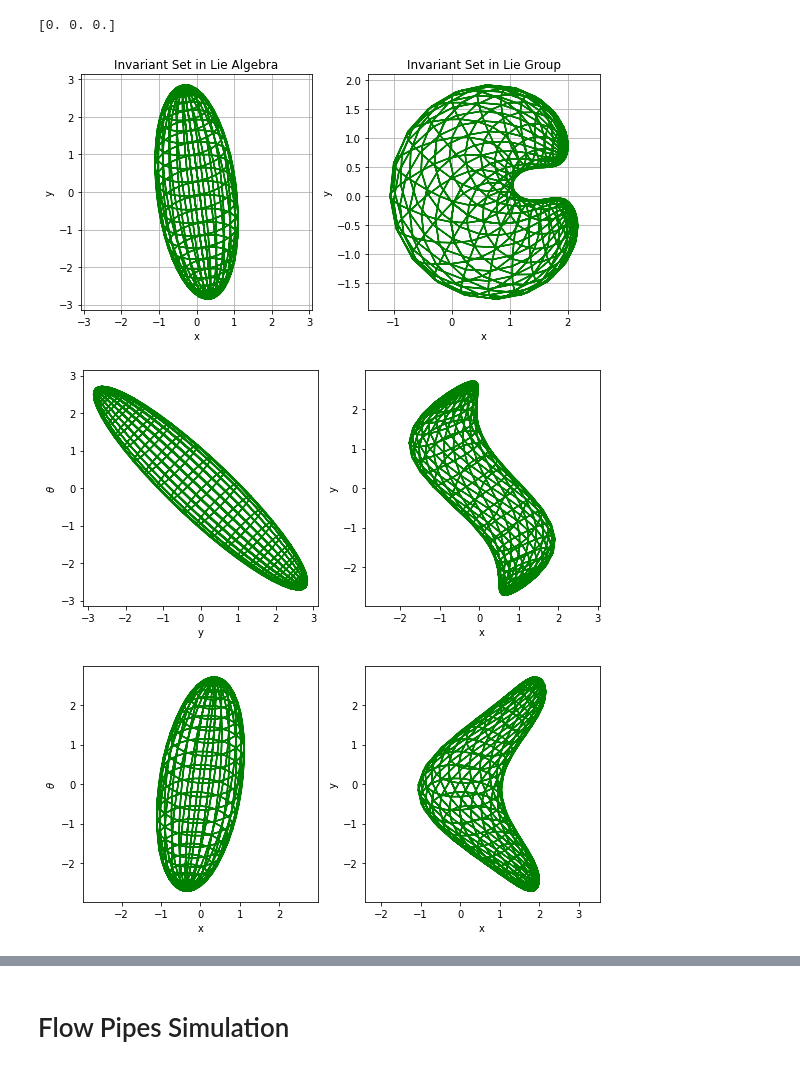
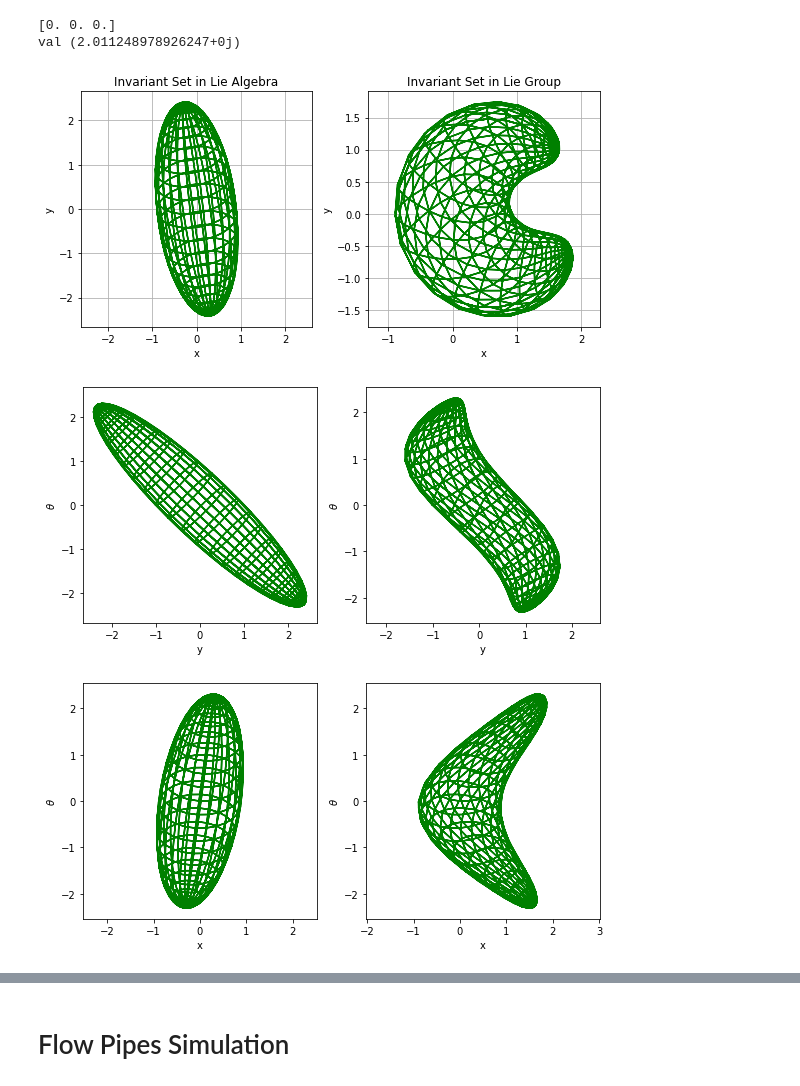
Before and after one commit to wsribunma/SE2_FlowPipes, a Jupyter notebook: SE(2) Invariant.ipynb, the cells around one changed output, grey strips where cells are left out. Drawn from its saved outputs; the diff is of its cells as text; code cells hidden in the pictures.

Commit message:
add singular value iteration

```diff
--- a/SE(2) Invariant.ipynb
+++ b/SE(2) Invariant.ipynb
@@ -74,20 +74,20 @@ def solve_control_gain():
     return K, B, A0
 
 
-def find_se2_invariant_set(verbosity=0):
+def find_se2_invariant_set(value, verbosity=0):
     dA = np.array([
         [0, -1, 0],
         [1, 0, 0],
         [0, 0, 0]])
     A0 = solve_control_gain()[2]
-    A1 = A0 + 0*dA
+    A1 = A0 + (0)*dA
     A2 = A0 + pi/4*dA
 
     # these are the two parts of U(x), split ast U(x) = [U1, U2], where the first impacts the u, v and the last impacts the w disturbance
     # these are the zero order terms of the taylor expansion below
     # TODO: could add polytopic system with bounded input disturbance, U(x) is actually a function of the state not a constant, so this
     # is an under approximation as is
-    U1 = np.eye(2)*pi/2 # multiply singular val of U
+    U1 = np.eye(2)*value # multiply singular val of U
     U2 = np.array([
         [0],
         [0]])
@@ -117,6 +117,9 @@ def find_se2_invariant_set(verbosity=0):
         raise RuntimeError('Optimization failed')
 
     return sol
+# %%
+def svd(theta):
+    return (sqrt(-2/(cos(theta)-1))*abs(theta))/2
 # %%
 def se2_lie_algebra_invariant_set_points(sol, t, w1_norm, w2_norm, e0): # w1_norm (x-y direc): wind speed
     P = sol['P']
@@ -177,3 +201,26 @@ def se2_log(a):
     ])/(a**2 + b**2)
     p = V_inv@np.array([x, y])
     return array([p[0], p[1], theta])
+# %%
+w1 = .1
+w2 = .1
+e = array([0, 0, 0]) # Lie Group
+e0 = se2_log(e) # Lie Algebra
+t = 0
+sv = []
+a_theta = []
+Mt = []
+mt = []
+
+for i in linspace(1e-5, pi, 21):
+    value = svd(i)
+    sol = find_se2_invariant_set(value)
+
+    points = se2_lie_algebra_invariant_set_points(sol, t, w1, w2, e0) #Lie Algebra
+    max_theta = points[2,:].max()
+    min_theta = points[2,:].min()
+
+    a_theta.append(i)
+    sv.append(value)
+    Mt.append(max_theta)
+    mt.append(min_theta)
@@ -180,5 +249,5 @@ def se2_log(a):
 # %%
-sol = find_se2_invariant_set()
+sol = find_se2_invariant_set(svd(15*pi/20))
 w1 = 1
 w2 = 1
 e = array([0, 0, 0]) # Lie Group
@@ -220,42 +289,43 @@ ax.set_ylabel('$\\theta$')
 plt.axis('equal')
 ax2 = plt.subplot(122)
 ax2.plot(exp_points[1, :], exp_points[2, :], 'g');
-ax2.set_xlabel('x')
-ax2.set_ylabel('y')
+ax2.set_xlabel('y')
+ax2.set_ylabel('$\\theta$')
 plt.axis('equal')
 plt.tight_layout()
 
 plt.figure(figsize=(8,4))
 ax = plt.subplot(121)
 ax.plot(points[0, :], points[2, :], 'g');
 ax.set_xlabel('x')
 ax.set_ylabel('$\\theta$')
 plt.axis('equal')
 ax2 = plt.subplot(122)
 ax2.plot(exp_points[0, :], exp_points[2, :], 'g');
 ax2.set_xlabel('x')
-ax2.set_ylabel('y')
+ax2.set_ylabel('$\\theta$')
 plt.axis('equal')
 plt.tight_layout()
 
 plt.figure(figsize=(12,6))
 ax = plt.subplot(121, projection='3d', proj_type='ortho', elev=40, azim=40)
 ax.plot3D(e0[0], e0[1], e0[2], 'ro');
 ax.plot3D(points[0, :], points[1, :], points[2, :],'g');
 ax.set_xlabel('x')
 ax.set_ylabel('y')
 ax.set_zlabel('$\\theta$')
 plt.axis('auto')
 ax2 = plt.subplot(122, projection='3d', proj_type='ortho', elev=40, azim=40)
 ax2.plot3D(e[0], e[1], e[2], 'ro');
 ax2.plot3D(exp_points[0, :], exp_points[1, :], exp_points[2, :], 'g');
 ax2.plot3D(e[0], e[1], e[2], 'ro');
 ax2.set_xlabel('x')
 ax2.set_ylabel('y')
 plt.axis('auto')
 plt.tight_layout()
 # %% [output]
 [0. 0. 0.]
+val (2.011248978926247+0j)
-[figure, old version]
+[figure, new version]
-[figure, old version]
+[figure, new version]
-[figure, old version]
+[figure, new version]
```
Also changed, not shown: parts of 12 cells of this notebook, 2 other files.
